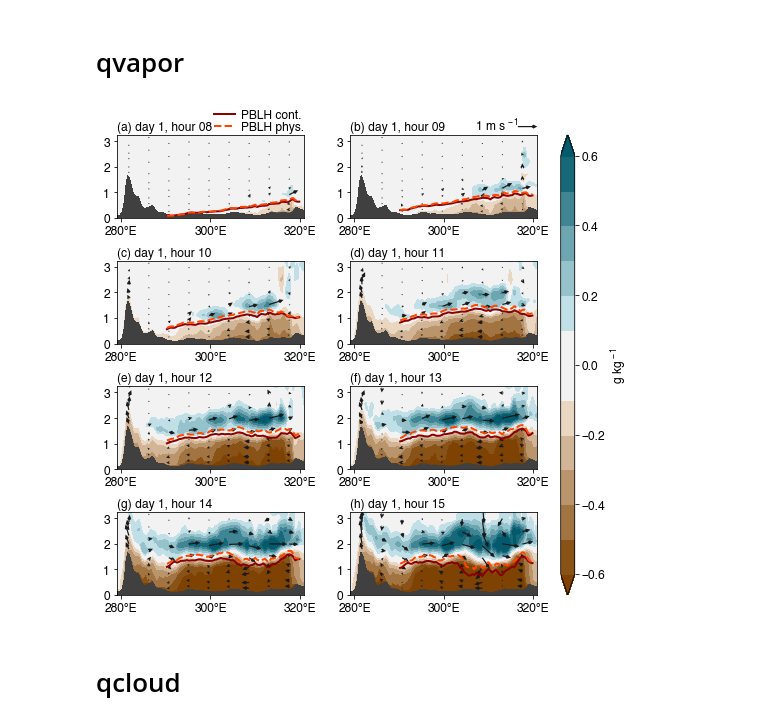
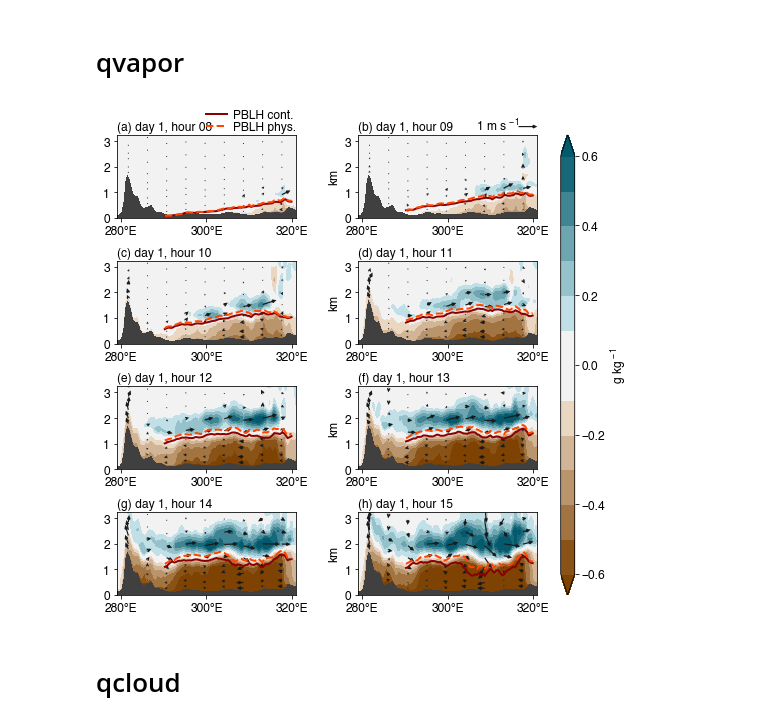
Before and after one commit to bairdlangenbrunner/amazon-phys-response-paper, a Jupyter notebook: scripts/MAIN_figure05_08_09_SI_figure04_05.ipynb, the cells around one changed output. Drawn from its saved outputs; the diff is of its cells as text; code cells hidden in the pictures.

```diff
--- a/scripts/MAIN_figure05_08_09_SI_figure04_05.ipynb
+++ b/scripts/MAIN_figure05_08_09_SI_figure04_05.ipynb
@@ -722,8 +722,8 @@ for t_idx in range(times_to_plot.__len__()):
     #ax.set_yticks([1000,900,800,700])
     ax.set_xticks([280,300,320])
     ax.set_xticklabels(xticks_format)
-    if t in [2,4,6]:
-        ax.set_ylabel('hPa', fontsize=fontsize)
+    if t_idx in [1,3,5,7]:
+        ax.set_ylabel('km', fontsize=fontsize)
 
     ax.text(s='('+string.ascii_lowercase[t_idx]+') day 1, hour '+'{:02d}'.format(times_to_plot_local[t_idx]), \
             x=0, y=1.02,\
@@ -737,34 +737,34 @@ fig.tight_layout(h_pad=2, w_pad=2)
 top_pos = ax_list[1].get_position()
 bottom_pos = ax_list[7].get_position()
 cbar_axes = fig.add_axes([bottom_pos.x1+0.05, bottom_pos.y0, 0.03, top_pos.y1-bottom_pos.y0])
 cbar = mp.colorbar(contour_plot, orientation='vertical', cax=cbar_axes)
 cbar_axes.tick_params(labelsize=fontsize)
 cbar.set_label('g kg$^{\,-1}$', fontsize=fontsize)
 
 for c in cbar_axes.collections:
     c.set_edgecolor('face')
 
 handles, labels = ax_list[0].get_legend_handles_labels()
 legend = ax_list[0].legend(handles, labels, fontsize=fontsize, ncol=1, bbox_to_anchor=(1,1.02), \
                    edgecolor='None', facecolor='None', fancybox=False, bbox_transform=ax_list[0].transAxes, \
                    loc='lower right', labelspacing=0, \
                    borderaxespad=0, borderpad=0, handlelength=1.75, \
                    handletextpad=0.5)
 
 quiver_key = ax_list[1].quiverkey(quiver_plot_for_key, \
                                   coordinates='axes', \
                                   X=1, Y=1.1, labelpos='E', \
                                   label='', \
                                   U=quiver_key_scale)
 quiver_key_text = ax_list[1].text(s=str(quiver_key_scale)+' m s$^{\,-1}$',\
                                   x=0.9, y=1.02,\
                                   ha='right', va='bottom',\
                                   transform=ax_list[1].transAxes, \
                                   fontsize=fontsize)
 
 fig.savefig('../figures/MAIN_fig08.pdf', dpi=300, bbox_inches='tight')
 # %% [output]
-[figure, old version]
+[figure, new version]
 # %% [markdown]
 # qcloud
 # %%
```
Also changed, not shown: parts of 1 cell of this notebook, 5 other files.
